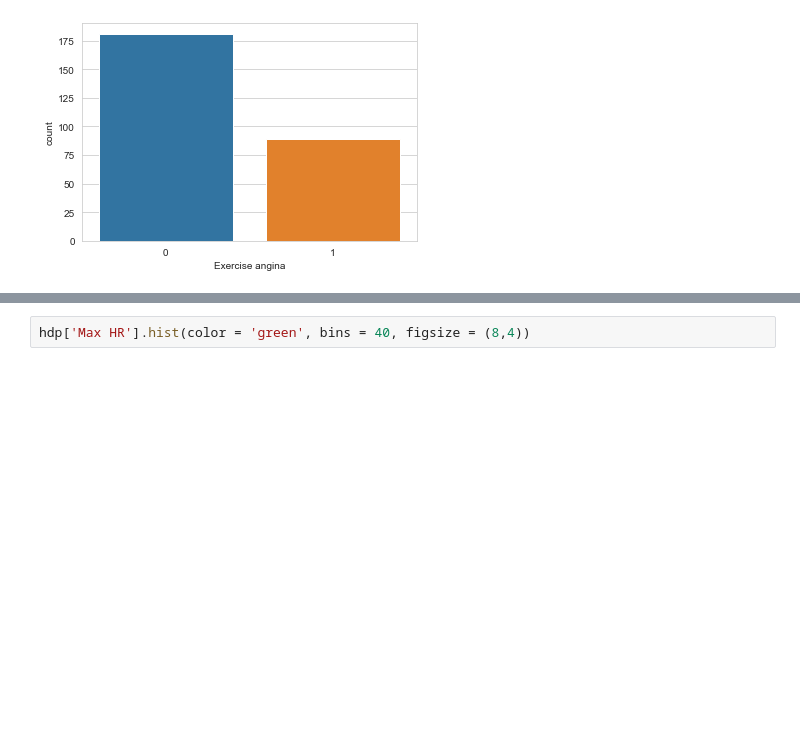
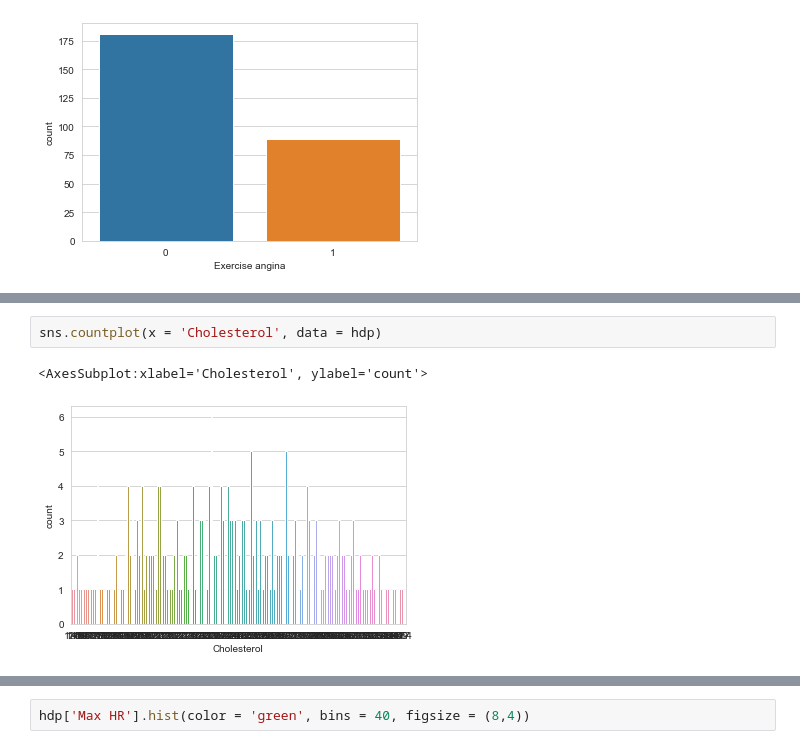
Before and after one commit to 35Vader/DAA-Trabalho, a Jupyter notebook: DatasetHDP.ipynb, the cells around one changed output, grey strips where cells are left out. Cells and saved outputs as stored; diff of their text form; blank space fills up the shorter version.

```diff
--- a/DatasetHDP.ipynb
+++ b/DatasetHDP.ipynb
@@ -256,0 +293,5 @@ sns.countplot(x = 'Exercise angina', data = hdp)
+# %%
+sns.countplot(x = 'Cholesterol', data = hdp)
+# %% [output]
+<AxesSubplot:xlabel='Cholesterol', ylabel='count'>
+[figure, added]
```
Also changed, not shown: parts of 17 cells of this notebook, 1 other file.
